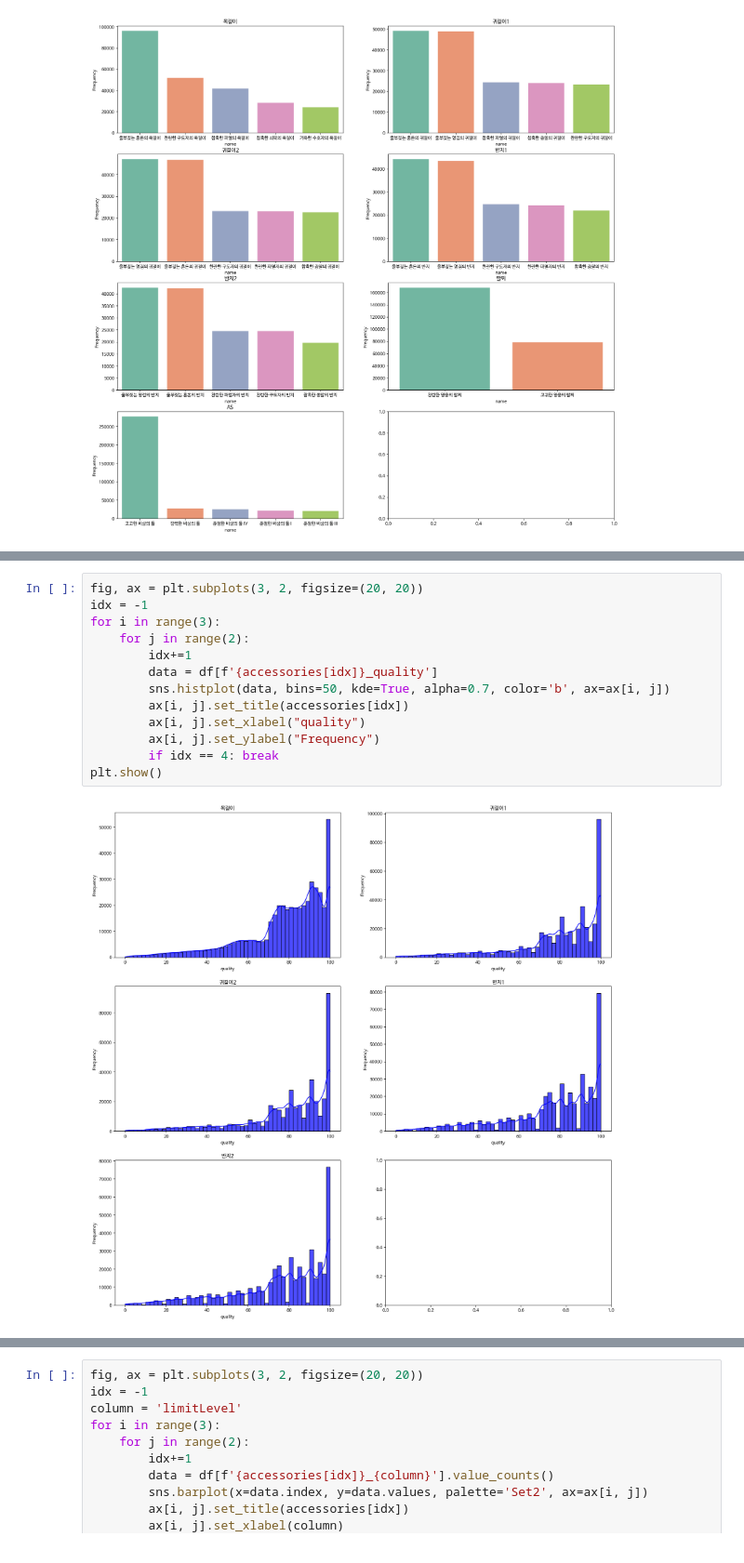
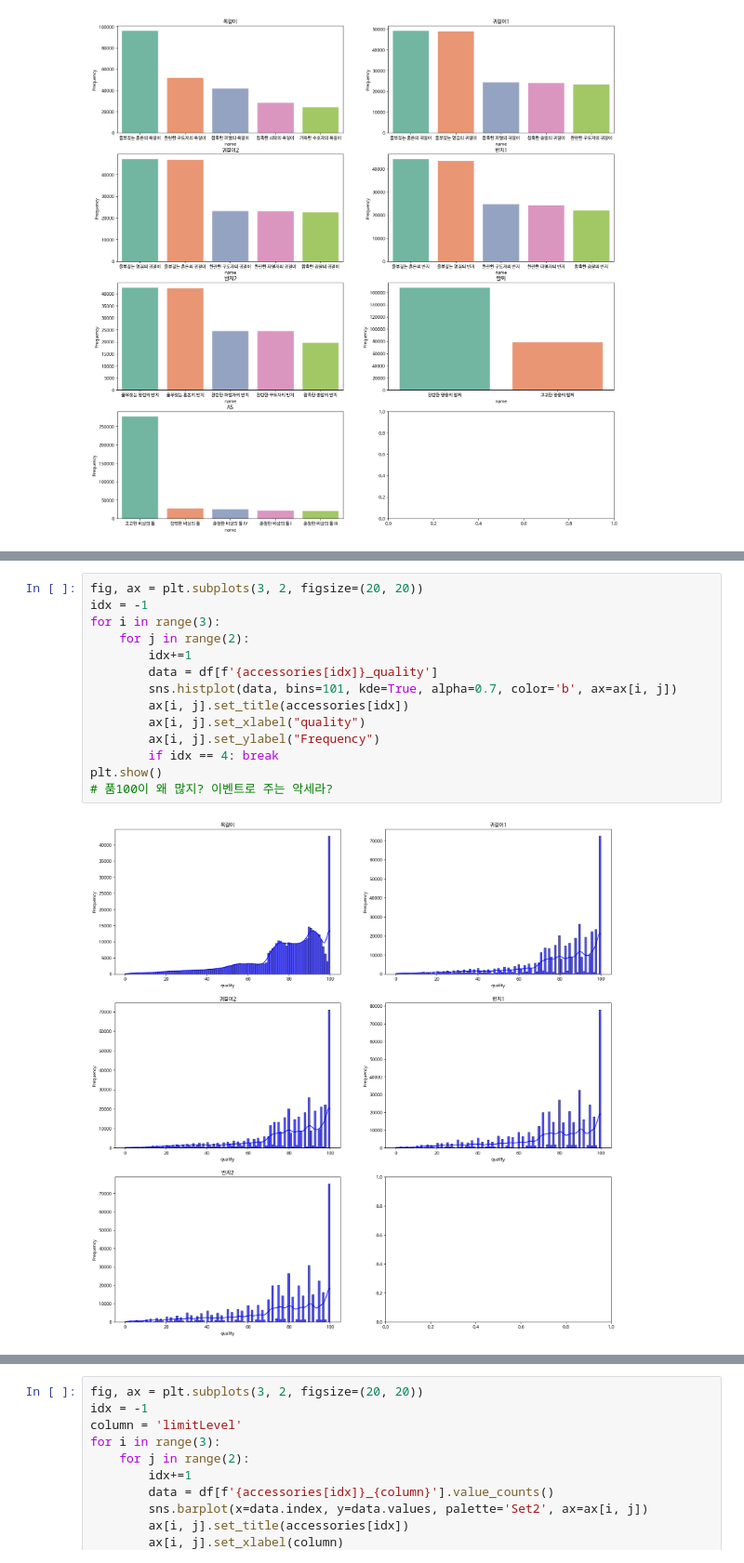
Before and after one commit to LeeNamGyu98/Lostark-API-DA, a Jupyter notebook: 05. EDA/Accessory.ipynb, the cells around one changed output, grey strips where cells are left out. Shown at 93% size. Saved outputs shown, nothing was run; the diff lists cells and outputs as text.

```diff
--- a/05. EDA/Accessory.ipynb
+++ b/05. EDA/Accessory.ipynb
@@ -93,15 +119,16 @@ plt.show()
 # %%
 fig, ax = plt.subplots(3, 2, figsize=(20, 20))
 idx = -1
 for i in range(3):
     for j in range(2):
         idx+=1
         data = df[f'{accessories[idx]}_quality']
-        sns.histplot(data, bins=50, kde=True, alpha=0.7, color='b', ax=ax[i, j])
+        sns.histplot(data, bins=101, kde=True, alpha=0.7, color='b', ax=ax[i, j])
         ax[i, j].set_title(accessories[idx])
         ax[i, j].set_xlabel("quality")
         ax[i, j].set_ylabel("Frequency")
         if idx == 4: break
 plt.show()
+# 품100이 왜 많지? 이벤트로 주는 악세라?
 # %% [output]
-[figure, old version]
+[figure, new version]
```
Also changed, not shown: parts of 20 cells of this notebook, 2 other files.
